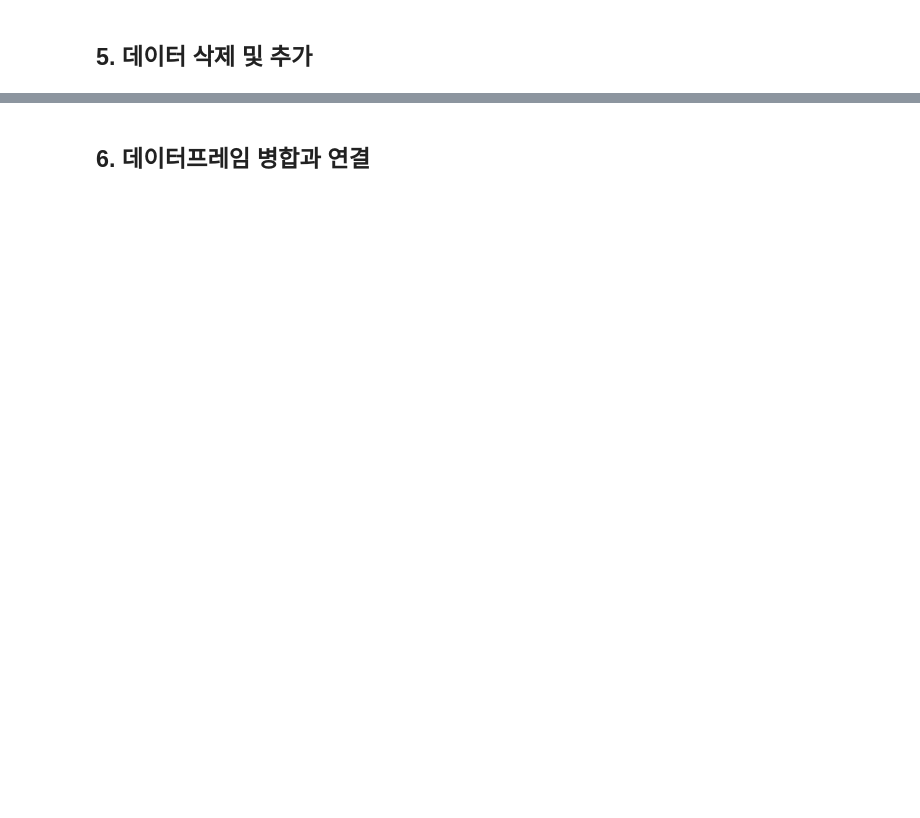
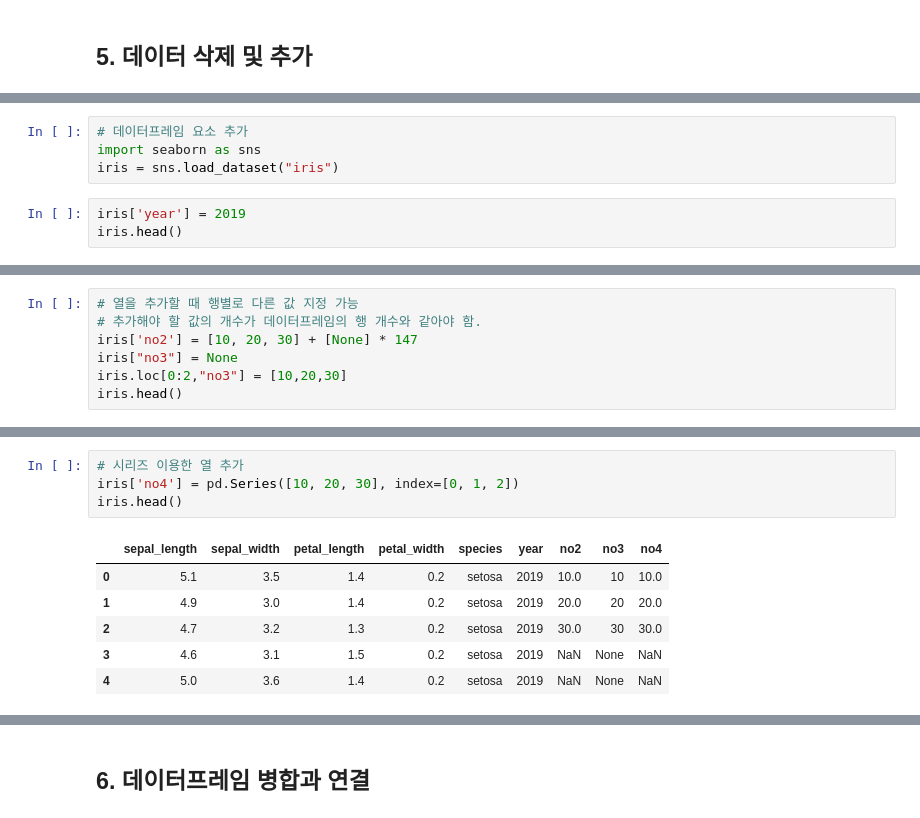
Before and after one commit to lucio-karin0506/SaltLux-Project, a Jupyter notebook: python lecture/python data handling lecture/2장. 데이터프레임과 시리즈.ipynb, the cells around one changed output, grey strips where cells are left out. Drawn from its saved outputs; the diff is of its cells as text; blank space fills up the shorter version.

Commit message:
upload ch2 dataframe grouping

```diff
--- a/python lecture/python data handling lecture/2장. 데이터프레임과 시리즈.ipynb
+++ b/python lecture/python data handling lecture/2장. 데이터프레임과 시리즈.ipynb
@@ -179,0 +290,7 @@ iris.head()
+# %%
+# 데이터프레임 요소 추가
+import seaborn as sns
+iris = sns.load_dataset("iris")
+# %%
+iris['year'] = 2019
+iris.head()
@@ -179,0 +304,7 @@ iris.head()
+# %%
+# 열을 추가할 때 행별로 다른 값 지정 가능
+# 추가해야 할 값의 개수가 데이터프레임의 행 개수와 같아야 함.
+iris['no2'] = [10, 20, 30] + [None] * 147
+iris["no3"] = None
+iris.loc[0:2,"no3"] = [10,20,30]
+iris.head()
@@ -179,0 +318,11 @@ iris.head()
+# %%
+# 시리즈 이용한 열 추가
+iris['no4'] = pd.Series([10, 20, 30], index=[0, 1, 2])
+iris.head()
+# %% [output]
+|  | sepal_length | sepal_width | petal_length | petal_width | species | year | no2 | no3 | no4 |
+| 0 | 5.1 | 3.5 | 1.4 | 0.2 | setosa | 2019 | 10.0 | 10 | 10.0 |
+| 1 | 4.9 | 3.0 | 1.4 | 0.2 | setosa | 2019 | 20.0 | 20 | 20.0 |
+| 2 | 4.7 | 3.2 | 1.3 | 0.2 | setosa | 2019 | 30.0 | 30 | 30.0 |
+| 3 | 4.6 | 3.1 | 1.5 | 0.2 | setosa | 2019 | NaN | None | NaN |
+| 4 | 5.0 | 3.6 | 1.4 | 0.2 | setosa | 2019 | NaN | None | NaN |
```
Also changed, not shown: parts of 36 cells of this notebook.
